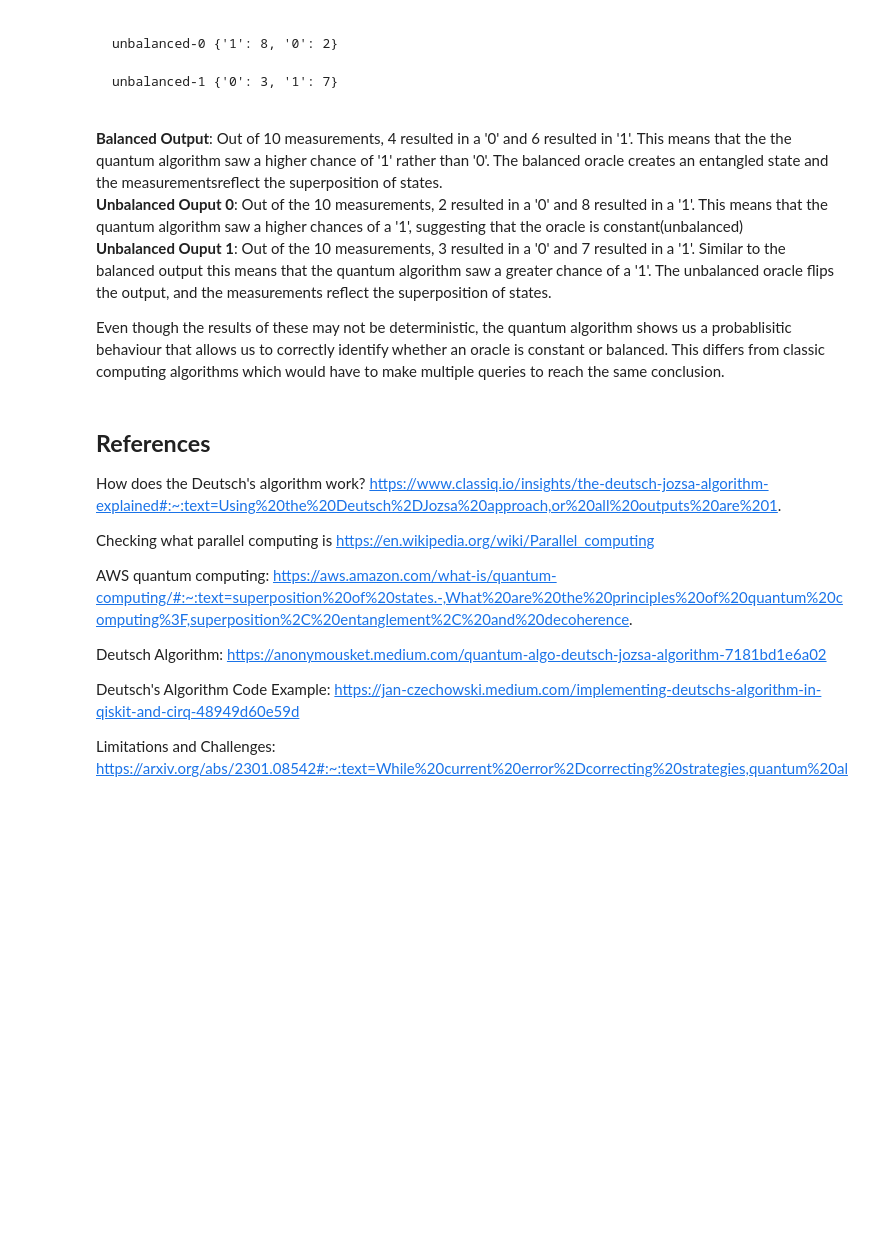
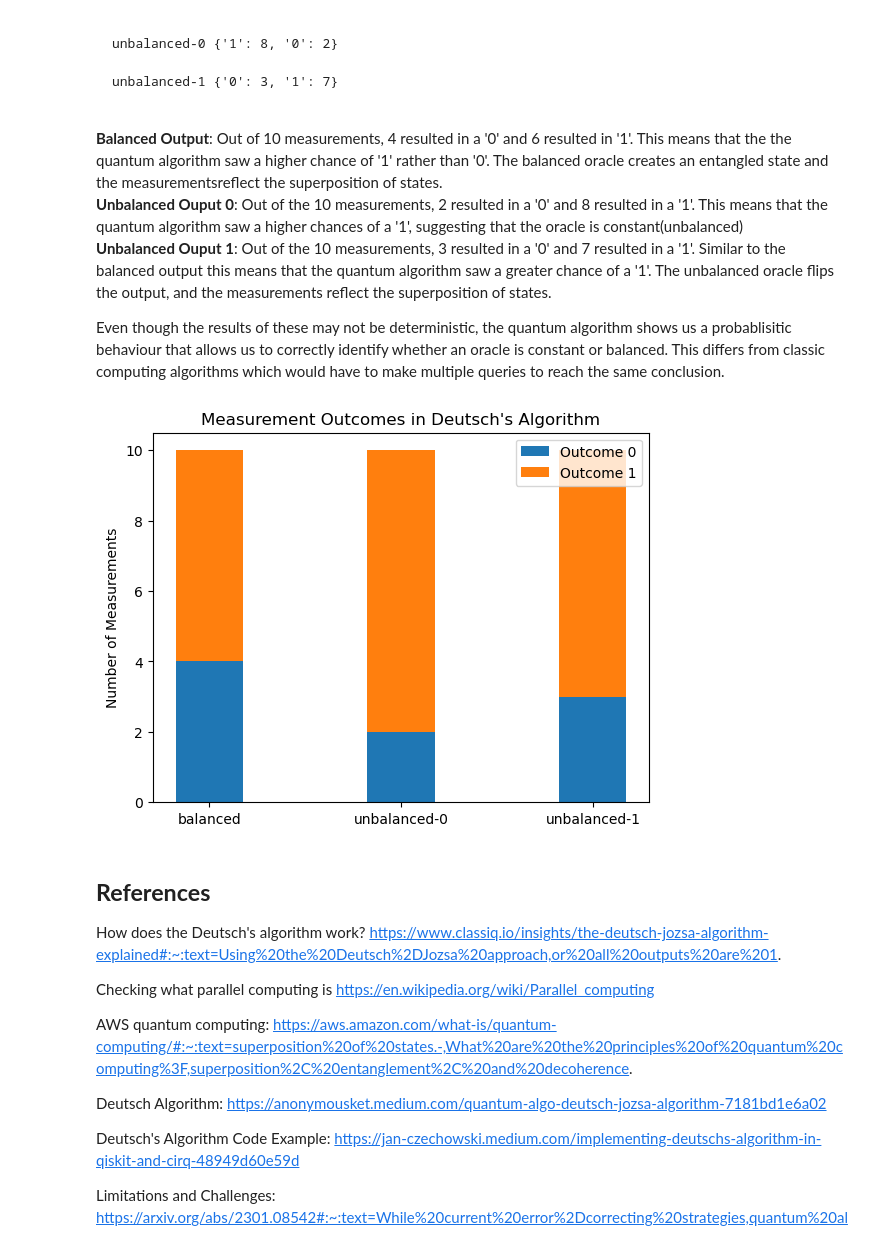
Before and after one commit to ConorPadraigMurphy/EmergingTechnologies, a Jupyter notebook: Project.ipynb, the cells around one changed output. Drawn from its saved outputs; the diff is of its cells as text; code cells hidden in the pictures; blank space fills up the shorter version.

Commit message:
Added section on Qiskit and added plot for deutsch's algorithm measurements

```diff
--- a/Project.ipynb
+++ b/Project.ipynb
@@ -178,6 +202,36 @@ unbalanced-1 {'0': 3, '1': 7}<br>
 **Unbalanced Ouput 1**: Out of the 10 measurements, 3 resulted in a '0' and 7 resulted in a '1'.  Similar to the balanced output this means that the quantum algorithm  saw a greater chance of a '1'. The unbalanced oracle flips the output, and the measurements reflect the superposition of states.<br>
 
 Even though the results of these may not be deterministic, the quantum algorithm shows us a probablisitic behaviour that allows us to correctly identify whether an oracle is constant or balanced. This differs from classic computing algorithms which would have to make multiple queries to reach the same conclusion.
+# %%
+import matplotlib.pyplot as plt
+
+# Results from sample output
+results = {
+    'balanced': {'0': 4, '1': 6},
+    'unbalanced-0': {'1': 8, '0': 2},
+    'unbalanced-1': {'0': 3, '1': 7}
+}
+
+# Extract data for plotting
+labels = results.keys()
+zeros = [value.get('0', 0) for value in results.values()]
+ones = [value.get('1', 0) for value in results.values()]
+
+# Plotting
+width = 0.35
+fig, ax = plt.subplots()
+rects1 = ax.bar(labels, zeros, width, label='Outcome 0')
+rects2 = ax.bar(labels, ones, width, bottom=zeros, label='Outcome 1')
+
+# Add labels, title, and legend
+ax.set_ylabel('Number of Measurements')
+ax.set_title('Measurement Outcomes in Deutsch\'s Algorithm')
+ax.legend()
+
+# Show the plot
+plt.show()
+# %% [output]
+[figure, added]
 # %% [markdown]
 ## **References**
 How does the Deutsch's algorithm work?
```
Also changed, not shown: parts of 7 cells of this notebook.
